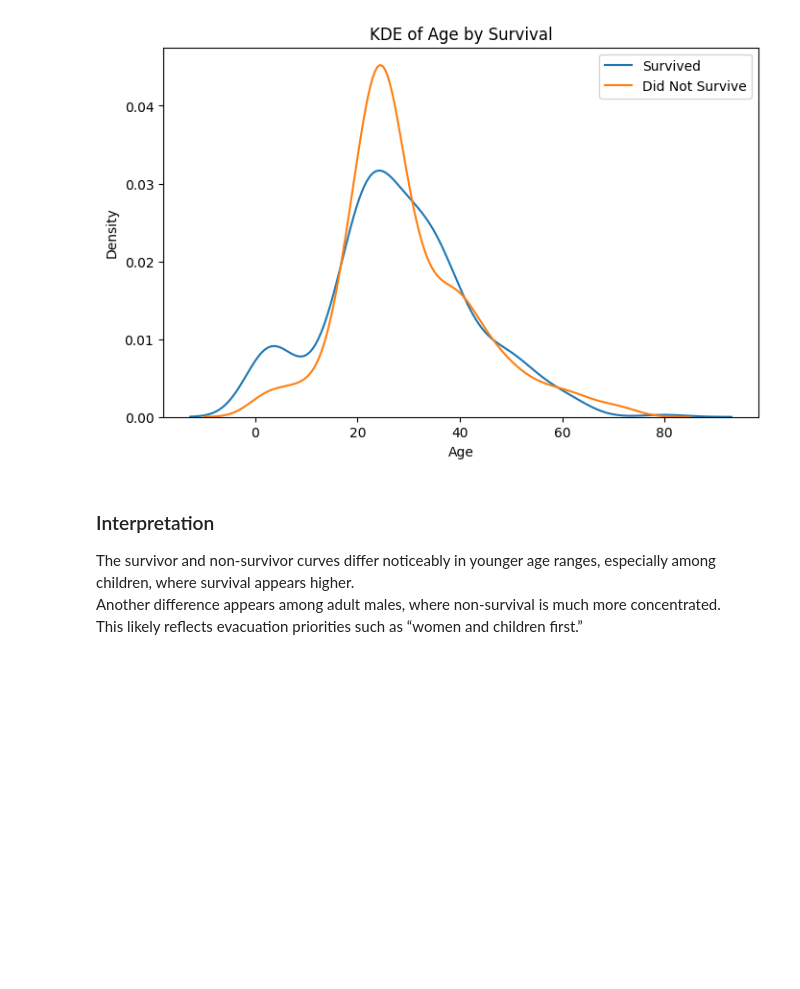
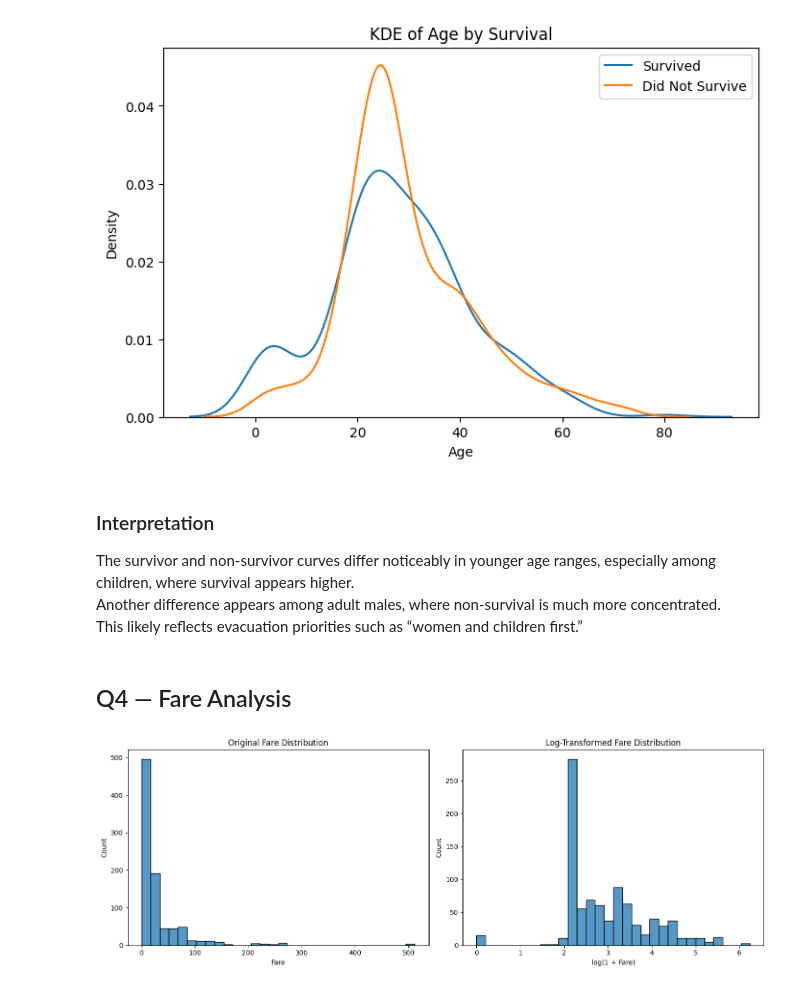
Before and after one commit to SHKabdulhadi/Titanic-Data-Analysis, a Jupyter notebook: titanic-data-analysis.ipynb, the cells around one changed output. Drawn from its saved outputs; the diff is of its cells as text; code cells hidden in the pictures; blank space fills up the shorter version.

```diff
--- a/titanic-data-analysis.ipynb
+++ b/titanic-data-analysis.ipynb
@@ -300,3 +300,20 @@ plt.show()
 The survivor and non-survivor curves differ noticeably in younger age ranges, especially among children, where survival appears higher.
 Another difference appears among adult males, where non-survival is much more concentrated.
 This likely reflects evacuation priorities such as “women and children first.”
+# %% [markdown]
+## Q4 — Fare Analysis
+# %%
+fig, axes = plt.subplots(1, 2, figsize=(14, 5))
+
+sns.histplot(df_clean['fare'], bins=30, ax=axes[0])
+axes[0].set_title('Original Fare Distribution')
+axes[0].set_xlabel('Fare')
+
+sns.histplot(np.log1p(df_clean['fare']), bins=30, ax=axes[1])
+axes[1].set_title('Log-Transformed Fare Distribution')
+axes[1].set_xlabel('log(1 + Fare)')
+
+plt.tight_layout()
+plt.show()
+# %% [output]
+[figure, added]
```
Also changed, not shown: parts of 5 cells of this notebook.
